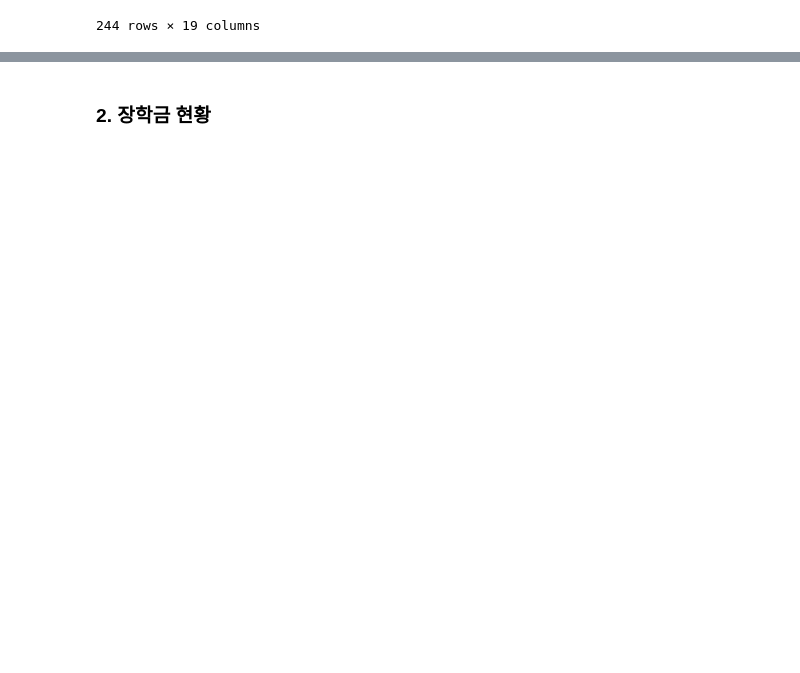
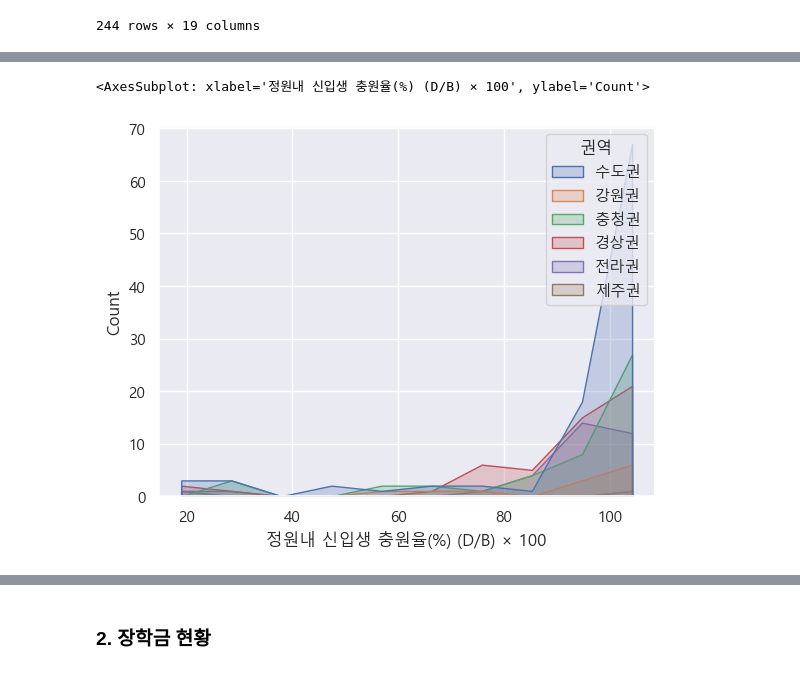
Before and after one commit to seyeon-shijuan/birth-rate-to-universities-visualization, a Jupyter notebook: notebook/individual_notebooks/SeyeonPark_universities_rank_analysis.ipynb, the cells around one changed output, grey strips where cells are left out. Saved outputs shown, nothing was run; the diff lists cells and outputs as text; code cells hidden in the pictures; blank space fills up the shorter version.

```diff
--- a/notebook/individual_notebooks/SeyeonPark_universities_rank_analysis.ipynb
+++ b/notebook/individual_notebooks/SeyeonPark_universities_rank_analysis.ipynb
@@ -184,0 +216,21 @@ df_enroll
+# %%
+# 권역별 (수도권, 강원권, 충청권, 경상권, 전라권, 제주권) 데이터 분리
+df_capital = df_enroll[df_enroll.지역.isin(['서울','경기','인천'])] # 99
+df_kangwon = df_enroll[df_enroll.지역.isin(['강원'])] #12
+df_chugncheong = df_enroll[df_enroll.지역.isin(['대전','세종','충남','충북'])] #47
+df_gyeongsang = df_enroll[df_enroll.지역.isin(['경남','경북','대구','부산','울산'])] #51
+df_jeolla = df_enroll[df_enroll.지역.isin(['광주','전남','전북'])] #33
+df_jeju = df_enroll[df_enroll.지역.isin(['제주'])] #33
+print(len(df_enroll) == len(df_capital)+len(df_kangwon)+len(df_chugncheong)+len(df_gyeongsang)+len(df_jeolla)+len(df_jeju)) # 누락 없이 전체 분할 ok
+
+# 권역 표기
+df_capital.insert(2,'권역','수도권')
+df_kangwon.insert(2,'권역','강원권')
+df_chugncheong.insert(2,'권역','충청권')
+df_gyeongsang.insert(2,'권역','경상권')
+df_jeolla.insert(2,'권역','전라권')
+df_jeju.insert(2,'권역','제주권')
+
+# 권역이 표기된 데이터 concat
+df_area_added = pd.concat([df_capital, df_kangwon, df_chugncheong, df_gyeongsang, df_jeolla, df_jeju])
+df_area_added[['권역','지역','학교','정원내 신입생 충원율(%) (D/B) × 100']]
@@ -184,0 +253,6 @@ df_enroll
+# %%
+tmp = df_area_added[['권역','지역','학교','정원내 신입생 충원율(%) (D/B) × 100']]
+sns.histplot(data=tmp, x='정원내 신입생 충원율(%) (D/B) × 100', hue='권역', bins=10, element='poly')
+# %% [output]
+<AxesSubplot: xlabel='정원내 신입생 충원율(%) (D/B) × 100', ylabel='Count'>
+[figure, added]
```
Also changed, not shown: parts of 34 cells of this notebook, 2 other files.
